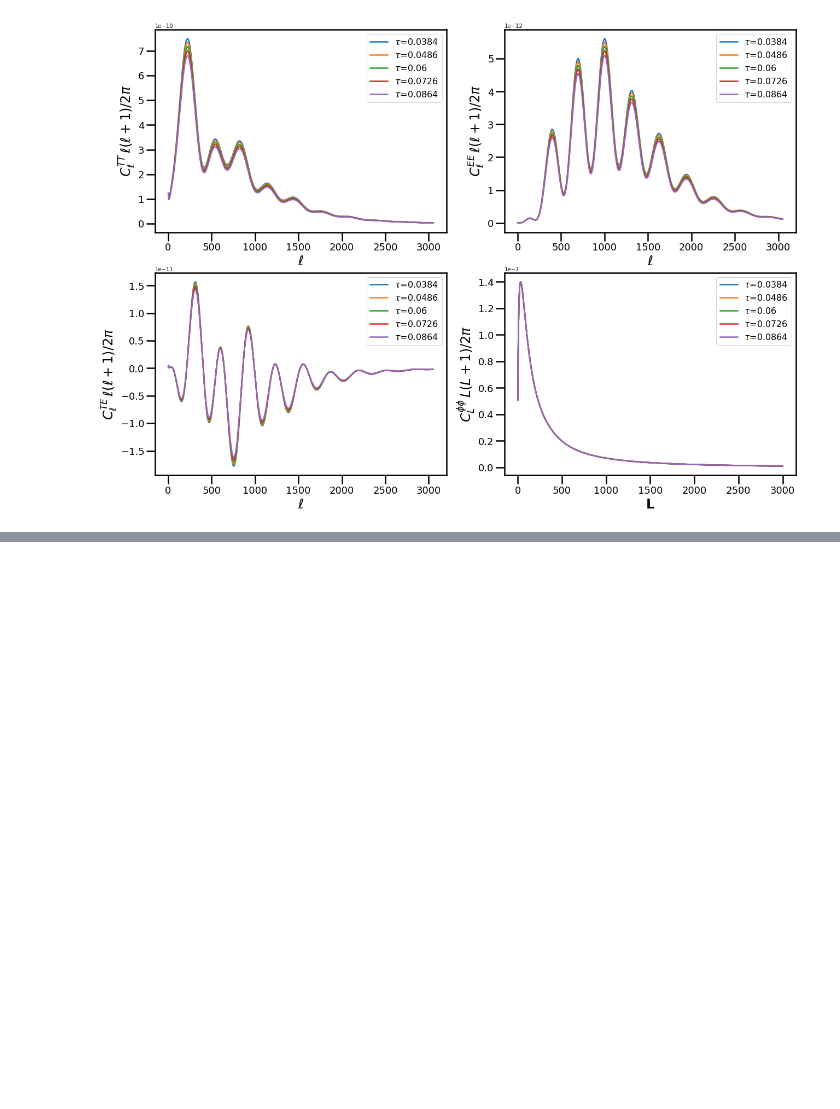
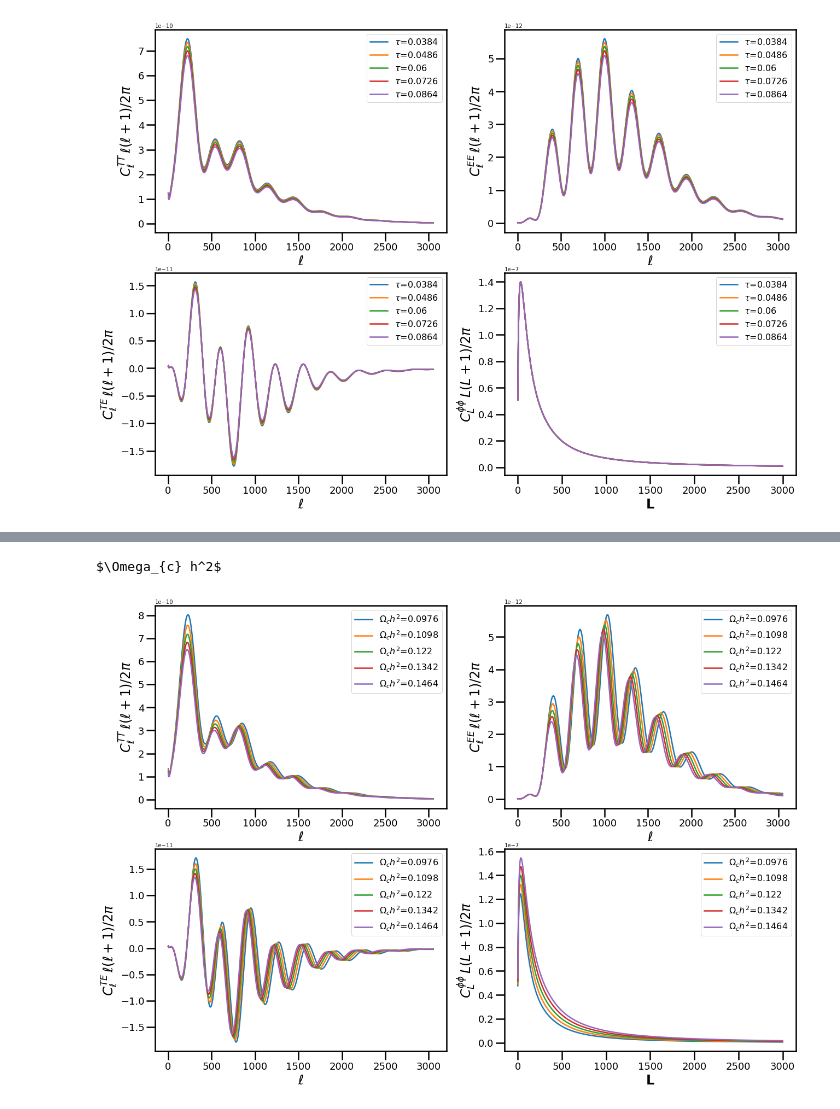
Before and after one commit to nbatta/SSI2017_CMB_COSMO, a Jupyter notebook: CMB Cosmology.ipynb, the cells around one changed output, grey strips where cells are left out. Saved outputs shown, nothing was run; the diff lists cells and outputs as text; code cells hidden in the pictures; blank space fills up the shorter version.

```diff
--- a/CMB Cosmology.ipynb
+++ b/CMB Cosmology.ipynb
@@ -170,0 +193,5 @@ cmb_par_dependence(lmax,pdfhome+'blah.pdf',param='tau')
+# %%
+cmb_par_dependence(lmax,pdfhome+'blah.pdf',param='om')
+# %% [output]
+$\Omega_{c} h^2$
+[figure, added]
```
Also changed, not shown: parts of 4 cells of this notebook.
